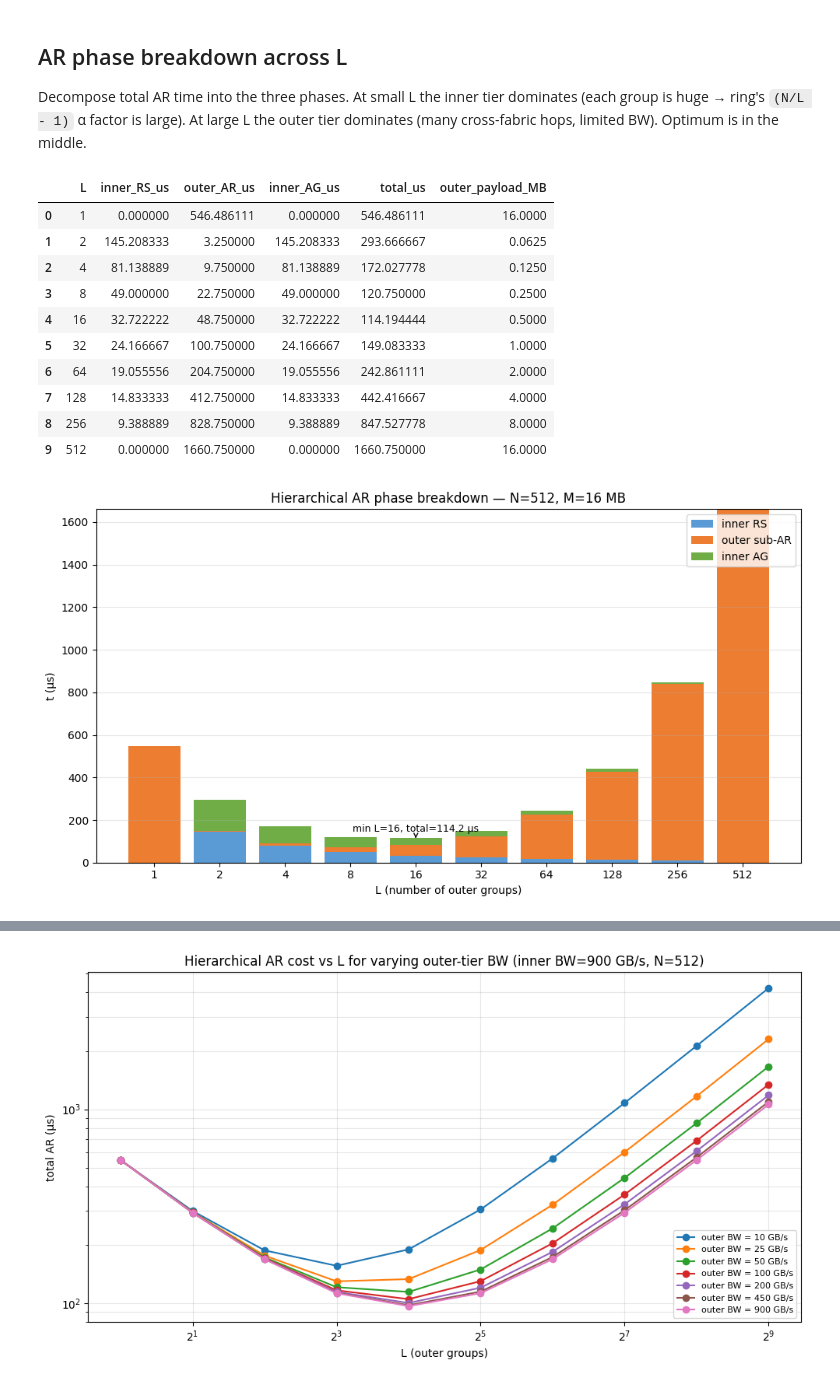
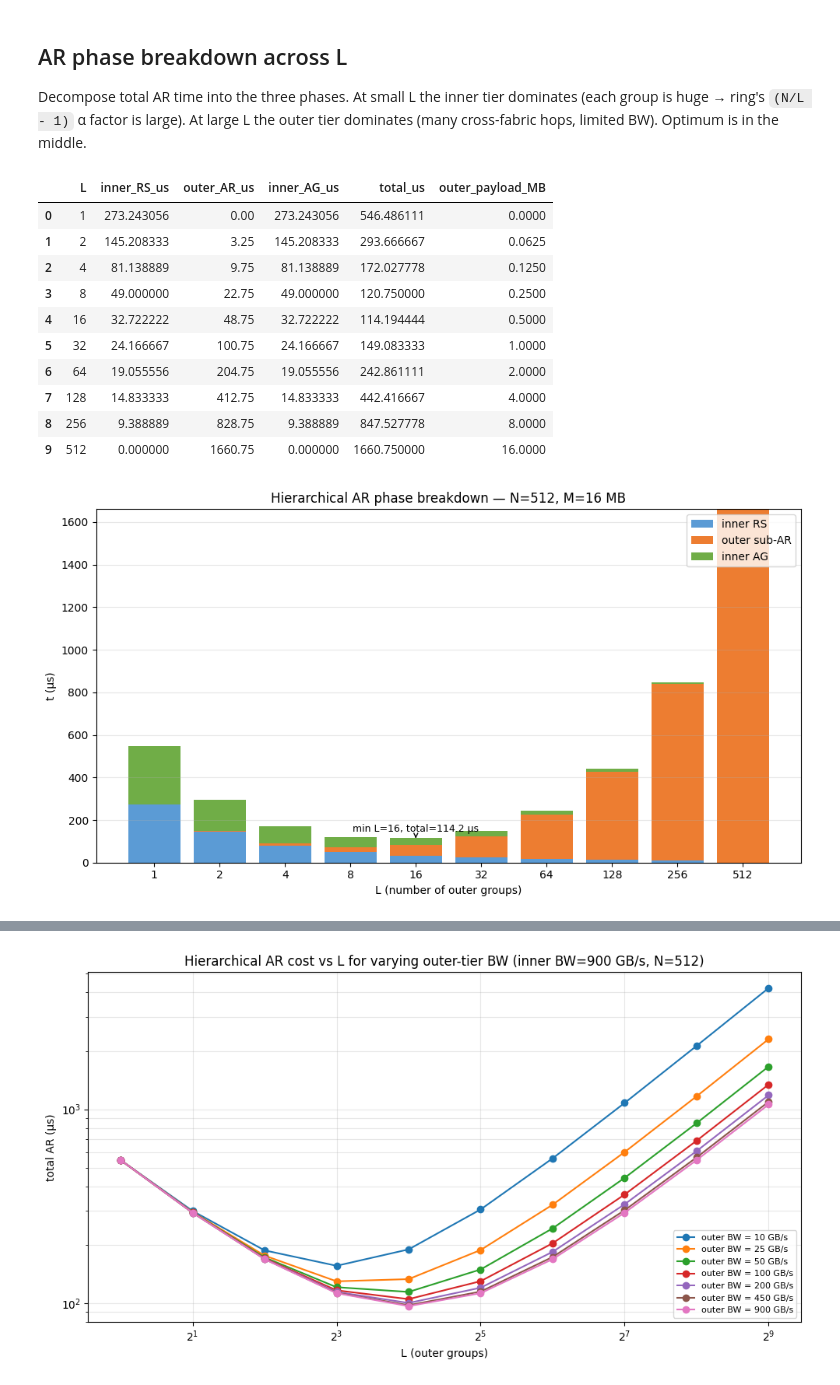
Before and after one commit to spiceMonkey/collective-comm, a Jupyter notebook: code/notebooks/04_hierarchical_partitioning.ipynb, the cells around one changed output, grey strips where cells are left out. Saved outputs shown, nothing was run; the diff lists cells and outputs as text; code cells hidden in the pictures.

```diff
--- a/code/notebooks/04_hierarchical_partitioning.ipynb
+++ b/code/notebooks/04_hierarchical_partitioning.ipynb
@@ -50,13 +50,14 @@ Decompose total AR time into the three phases. At small L the inner tier dominat
 
 def hier_ar_breakdown(N, L, M, ai, bi, ao, bo):
     if L <= 1:
+        # One group: a flat inner ring AR, which is exactly inner RS + inner AG.
         return {
             'L': L,
-            'inner_RS_us': 0.0,
-            'outer_AR_us': to_us(cc.ring_all_reduce(M, N, ai, bi)),
-            'inner_AG_us': 0.0,
+            'inner_RS_us': to_us(cc.ring_reduce_scatter(M, N, ai, bi)),
+            'outer_AR_us': 0.0,
+            'inner_AG_us': to_us(cc.ring_all_gather(M, N, ai, bi)),
             'total_us':    to_us(cc.ring_all_reduce(M, N, ai, bi)),
-            'outer_payload_MB': M / 1e6,
+            'outer_payload_MB': 0.0,
         }
     if L >= N:
         return {
@@ -65,43 +66,43 @@ def hier_ar_breakdown(N, L, M, ai, bi, ao, bo):
             'outer_AR_us': to_us(cc.ring_all_reduce(M, N, ao, bo)),
             'inner_AG_us': 0.0,
             'total_us':    to_us(cc.ring_all_reduce(M, N, ao, bo)),
             'outer_payload_MB': M / 1e6,
         }
     n_inner = N // L
     M_outer = M * L / N
     rs = cc.ring_reduce_scatter(M, n_inner, ai, bi)
     ar = cc.ring_all_reduce(M_outer, L, ao, bo)
     ag = cc.ring_all_gather(M, n_inner, ai, bi)
     return {
         'L': L,
         'inner_RS_us': to_us(rs),
         'outer_AR_us': to_us(ar),
         'inner_AG_us': to_us(ag),
         'total_us':    to_us(rs + ar + ag),
         'outer_payload_MB': M_outer / 1e6,
     }
 
 # Pick L values that divide N=512 cleanly: 1, 2, 4, 8, 16, 32, 64, 128, 256, 512
 Ls = [1, 2, 4, 8, 16, 32, 64, 128, 256, 512]
 N, M = a.N_hier, a.M
 ai, bi = a.alpha_inner, a.bw_inner
 ao, bo = a.alpha_outer, a.bw_outer
 
 ar_rows = [hier_ar_breakdown(N, L, M, ai, bi, ao, bo) for L in Ls]
 df_ar = pd.DataFrame(ar_rows)
 df_ar
 # %% [output]
 |  | L | inner_RS_us | outer_AR_us | inner_AG_us | total_us | outer_payload_MB |
-| 0 | 1 | 0.000000 | 546.486111 | 0.000000 | 546.486111 | 16.0000 |
-| 1 | 2 | 145.208333 | 3.250000 | 145.208333 | 293.666667 | 0.0625 |
-| 2 | 4 | 81.138889 | 9.750000 | 81.138889 | 172.027778 | 0.1250 |
-| 3 | 8 | 49.000000 | 22.750000 | 49.000000 | 120.750000 | 0.2500 |
-| 4 | 16 | 32.722222 | 48.750000 | 32.722222 | 114.194444 | 0.5000 |
-| 5 | 32 | 24.166667 | 100.750000 | 24.166667 | 149.083333 | 1.0000 |
-| 6 | 64 | 19.055556 | 204.750000 | 19.055556 | 242.861111 | 2.0000 |
-| 7 | 128 | 14.833333 | 412.750000 | 14.833333 | 442.416667 | 4.0000 |
-| 8 | 256 | 9.388889 | 828.750000 | 9.388889 | 847.527778 | 8.0000 |
-| 9 | 512 | 0.000000 | 1660.750000 | 0.000000 | 1660.750000 | 16.0000 |
+| 0 | 1 | 273.243056 | 0.00 | 273.243056 | 546.486111 | 0.0000 |
+| 1 | 2 | 145.208333 | 3.25 | 145.208333 | 293.666667 | 0.0625 |
+| 2 | 4 | 81.138889 | 9.75 | 81.138889 | 172.027778 | 0.1250 |
+| 3 | 8 | 49.000000 | 22.75 | 49.000000 | 120.750000 | 0.2500 |
+| 4 | 16 | 32.722222 | 48.75 | 32.722222 | 114.194444 | 0.5000 |
+| 5 | 32 | 24.166667 | 100.75 | 24.166667 | 149.083333 | 1.0000 |
+| 6 | 64 | 19.055556 | 204.75 | 19.055556 | 242.861111 | 2.0000 |
+| 7 | 128 | 14.833333 | 412.75 | 14.833333 | 442.416667 | 4.0000 |
+| 8 | 256 | 9.388889 | 828.75 | 9.388889 | 847.527778 | 8.0000 |
+| 9 | 512 | 0.000000 | 1660.75 | 0.000000 | 1660.750000 | 16.0000 |
 # %%
 # Stacked-bar phase breakdown
 fig, ax = plt.subplots(figsize=(10, 5.5))
@@ -122,4 +123,4 @@ ax.annotate(f'min L={int(df_ar.loc[i_min, "L"])}, total={df_ar.loc[i_min, "total
             arrowprops={'arrowstyle': '->'}, ha='center', fontsize=9)
 plt.tight_layout(); plt.show()
 # %% [output]
-[figure, old version]
+[figure, new version]
```
Also changed, not shown: parts of 8 cells of this notebook, 18 other files.
